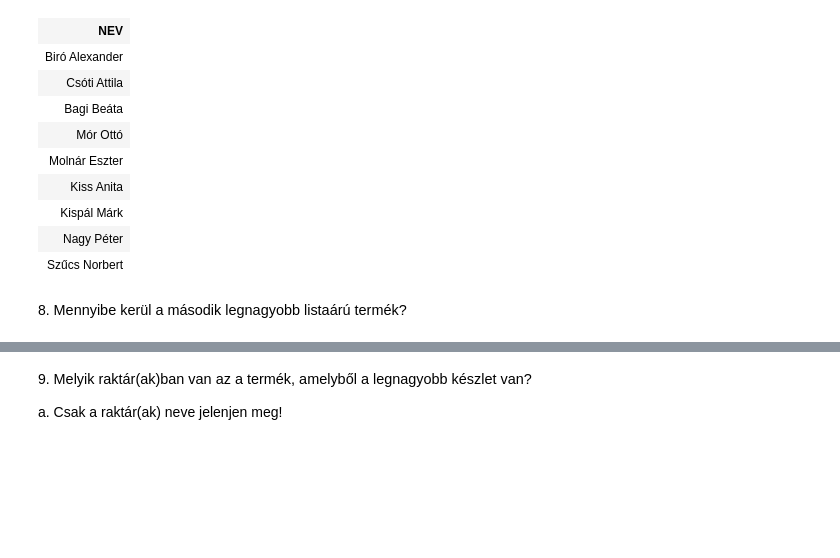
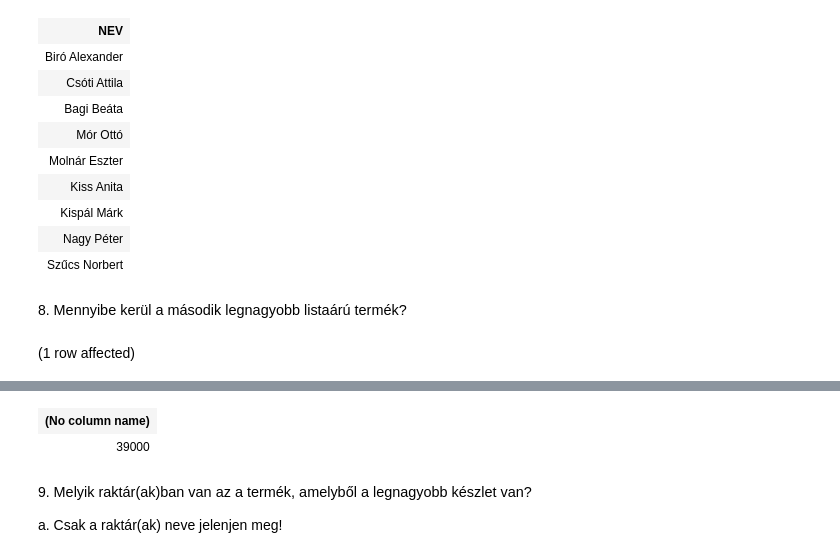
Before and after one commit to Cola39/GXH81K_adatbazis, a Jupyter notebook: gyakorlat06_feladatok.ipynb, the cells around one changed output, grey strips where cells are left out. Drawn from its saved outputs; the diff is of its cells as text; code cells hidden in the pictures; blank space fills up the shorter version.

```diff
--- a/gyakorlat06_feladatok.ipynb
+++ b/gyakorlat06_feladatok.ipynb
@@ -205,3 +205,12 @@ Total execution time: 00:00:00.057
 | Szűcs Norbert |
 # %% [markdown]
 8. <span style="background-color: rgb(255, 255, 255); color: rgb(0, 0, 0); font-family: &quot;Open Sans&quot;, sans-serif; font-size: 14.44px;">Mennyibe kerül a második legnagyobb listaárú termék?</span>
+# %%
+SELECT MAX(LISTAAR)
+FROM Termek
+WHERE LISTAAR < (
+                 SELECT MAX(LISTAAR)
+                 FROM Termek
+                )
+# %% [output]
+(1 row affected)
@@ -208,3 +218,5 @@ Total execution time: 00:00:00.057
+| (No column name) |
+| 39000 |
 # %% [markdown]
 9. <span style="background-color: rgb(255, 255, 255); color: rgb(0, 0, 0); font-family: &quot;Open Sans&quot;, sans-serif; font-size: 14.44px;">Melyik raktár(ak)ban van az a termék, amelyből a legnagyobb készlet van?&nbsp;</span>
 
```
Also changed, not shown: parts of 1 cell of this notebook.
